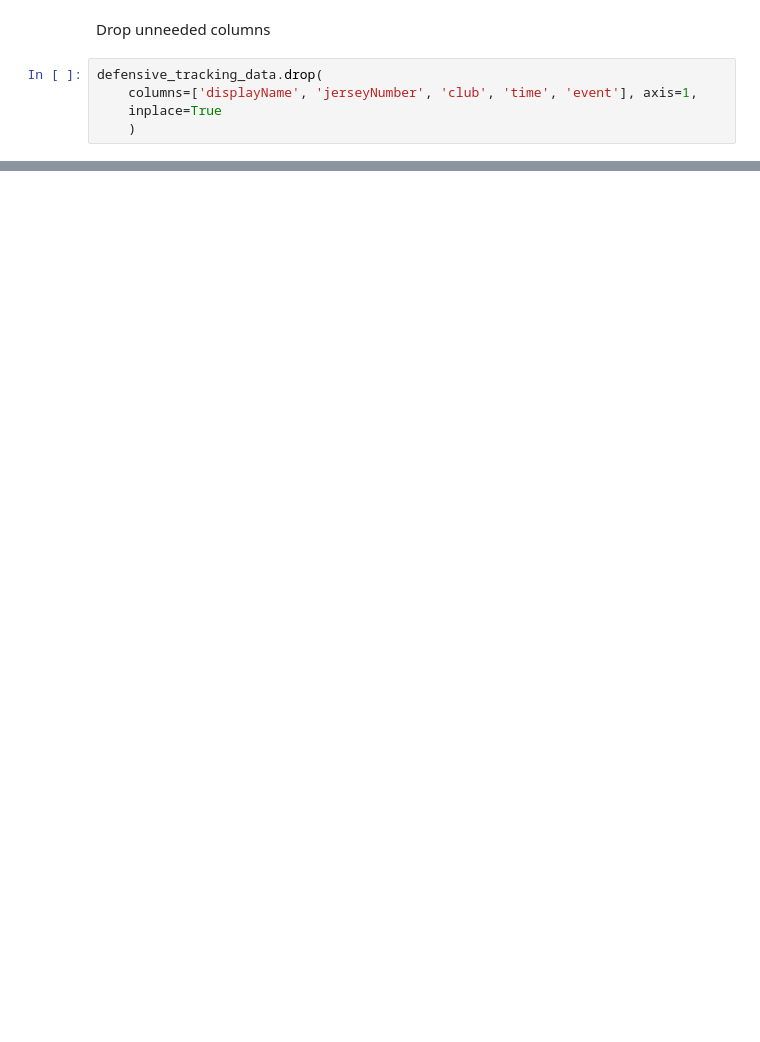
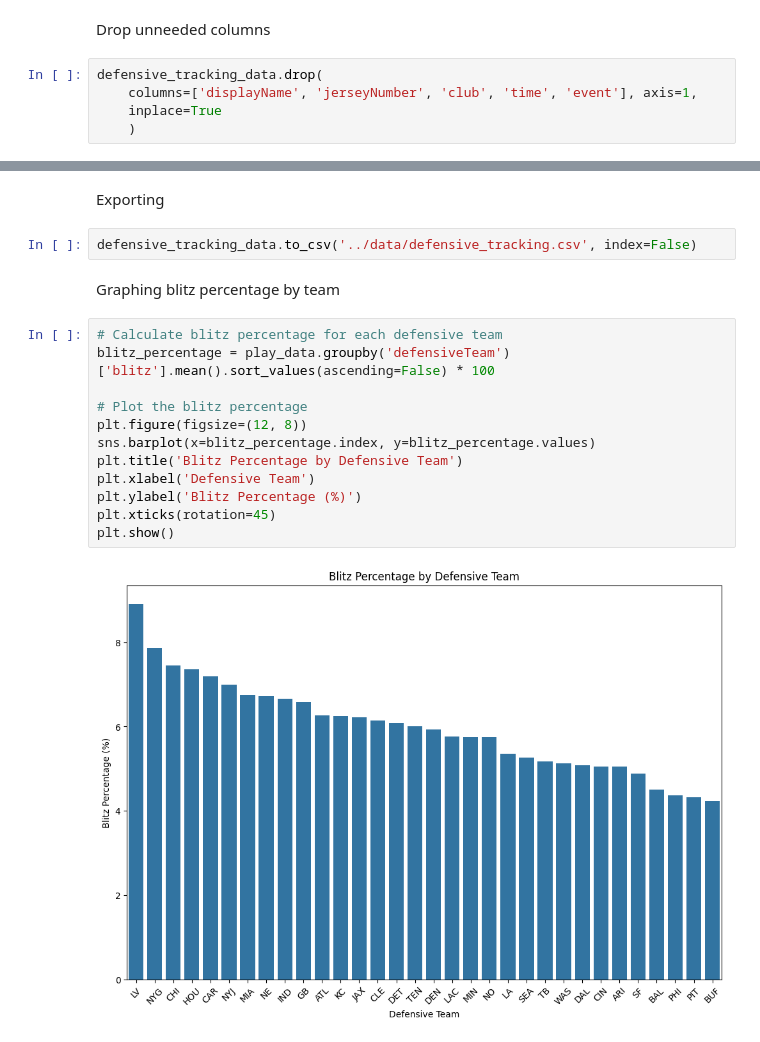
Before and after one commit to njbirk/big_data_bowl_2025, a Jupyter notebook: python/initial_idea.ipynb, the cells around one changed output, grey strips where cells are left out. Saved outputs shown, nothing was run; the diff lists cells and outputs as text; blank space fills up the shorter version.

```diff
--- a/python/initial_idea.ipynb
+++ b/python/initial_idea.ipynb
@@ -264,0 +266,20 @@ defensive_tracking_data.drop(
+# %% [markdown]
+Exporting
+# %%
+defensive_tracking_data.to_csv('../data/defensive_tracking.csv', index=False)
+# %% [markdown]
+Graphing blitz percentage by team
+# %%
+# Calculate blitz percentage for each defensive team
+blitz_percentage = play_data.groupby('defensiveTeam')['blitz'].mean().sort_values(ascending=False) * 100
+
+# Plot the blitz percentage
+plt.figure(figsize=(12, 8))
+sns.barplot(x=blitz_percentage.index, y=blitz_percentage.values)
+plt.title('Blitz Percentage by Defensive Team')
+plt.xlabel('Defensive Team')
+plt.ylabel('Blitz Percentage (%)')
+plt.xticks(rotation=45)
+plt.show()
+# %% [output]
+[figure, added]
```
Also changed, not shown: parts of 6 cells of this notebook, 2 other files.
